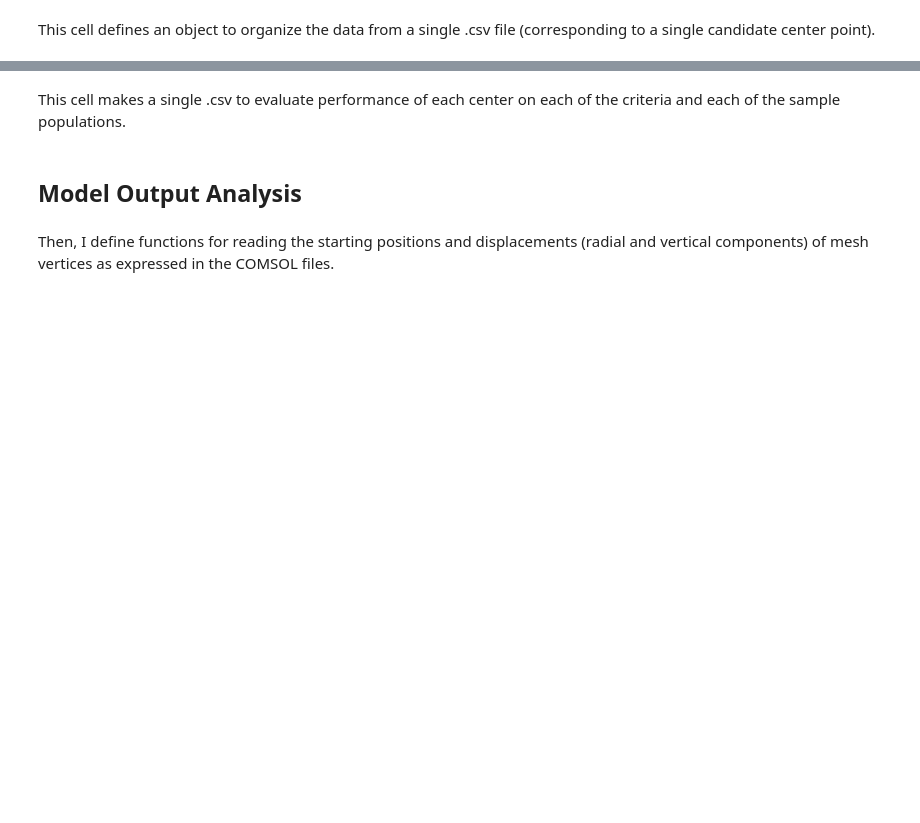
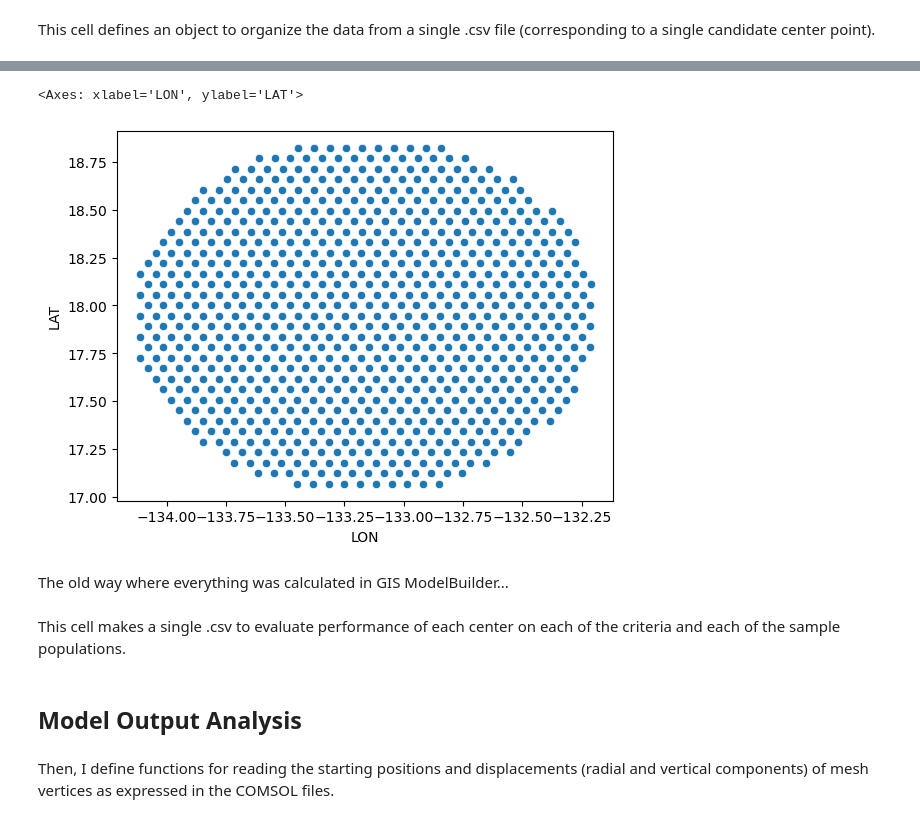
Before and after one commit to hernypeterson/thesis, a Jupyter notebook: code.ipynb, the cells around one changed output, grey strips where cells are left out. Cells and saved outputs as stored; diff of their text form; code cells hidden in the pictures; blank space fills up the shorter version.

Commit message:
everything

```diff
--- a/code.ipynb
+++ b/code.ipynb
@@ -53,0 +215,43 @@ This cell defines an object to organize the data from a single .csv file (corres
+# %%
+def summit_score(center: FullCenter, pop: Population):
+    df = center.data
+    subset_beta1 = df.loc[(pop.sIDs, pop.feature), 'BETA1']
+    return mean(abs(subset_beta1))
+
+
+@dataclass
+class Criterion:
+    func: Callable
+    name: str
+
+
+criteria = [Criterion(summit_score, 'summit_score')]  # needs to be an iterable
+# %%
+def evaluate(center: FullCenter, pop: Population, criterion: Callable) -> float:
+    return criterion(center, pop)
+
+full_dict = {}
+score_name_list = []
+
+for pop in pops:
+    for crit in criteria:
+        name = f'{pop.feature}_{pop.name}_{crit.name}'
+        name = name.replace("__", "_")
+        name = name.replace("(", "")
+        name = name.replace(")", "")
+        name = name.replace(",", "")
+        name = name.replace("'", "")
+        name = name.replace("flow channel_", "")
+        score_name_list.append(name)
+
+for center in centers_calc:
+    cID = center.cID
+    center_list = []
+    for pop in pops:
+        for crit in criteria:
+            center_list.append(evaluate(center, pop, crit.func))
+    full_dict[center.cID] = center_list
+
+centers_eval = pd.DataFrame(full_dict).transpose().set_axis(score_name_list, axis=1)
+centers = pd.concat((centers, centers_eval), axis=1)
+centers
@@ -54 +272,8 @@ This cell defines an object to organize the data from a single .csv file (corres
+# %%
+sns.scatterplot(data=centers, y='LAT', x='LON')
+# %% [output]
+<Axes: xlabel='LON', ylabel='LAT'>
+[figure, added]
+# %% [markdown]
+The old way where everything was calculated in GIS ModelBuilder...
 # %%
```
Also changed, not shown: parts of 20 cells of this notebook, 10 other files.
